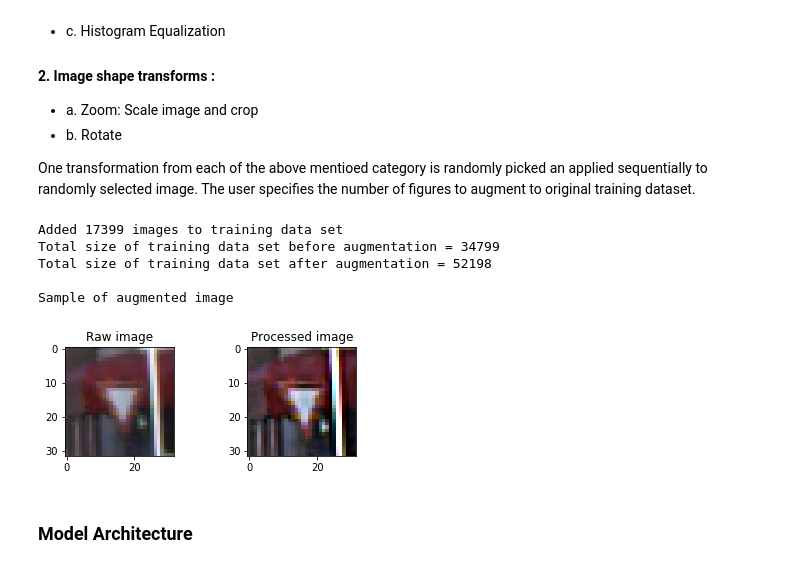
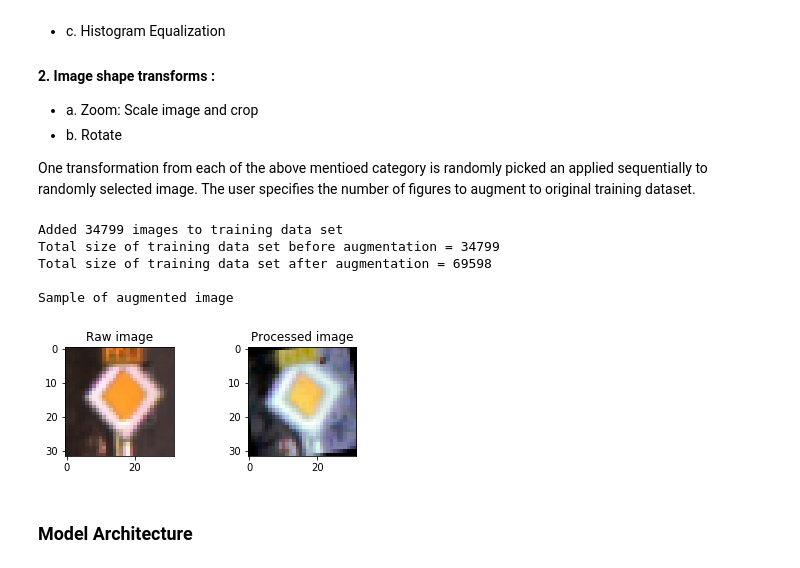
Before and after one commit to harshnandan/CarND-Traffic-Sign-Classifier-Proj, a Jupyter notebook: Traffic_Sign_Classifier.ipynb, the cells around one changed output. Cells and saved outputs as stored; diff of their text form; code cells hidden in the pictures.

```diff
--- a/Traffic_Sign_Classifier.ipynb
+++ b/Traffic_Sign_Classifier.ipynb
@@ -226,37 +235,37 @@ def create_img_augmentation(img_set, label, number_of_img_create):
         #new_img_set[i] = random.choice(img_quality_fnc)(im)
         #show2img(im, new_img_set[i])
 
     print("Sample of augmented image")
     show2img(img_set[aug_index[show_rand_sample[0]], :, :, :], X_aug[show_rand_sample[0], :, :, :])
     return X_aug, y_aug
 
 # define a list of image operation from which random choices can be made
 img_quality_fnc = [adjust_brightContrast, sharp, equalize_Hist]
 img_shape_fnc = [scale_crop_img, rotate_img]
 
 # create images for training data set augmentation
 #number_img = int(X_train.shape[0]*0.5)
-number_img = int(X_train.shape[0]*0.5)
+number_img = int(X_train.shape[0]*1.0)
 
 #
 print("Added {} images to training data set".format(number_img))
 print("Total size of training data set before augmentation = {}".format(n_train))
 print("Total size of training data set after augmentation = {} \n".format(number_img+n_train))
 
 #
 X_train_aug, y_train_aug = create_img_augmentation(X_train, y_train, number_img)
 
 X_train_new = np.concatenate((X_train, X_train_aug))
 y_train_new = np.concatenate((y_train, y_train_aug))
 
 X_train, y_train = X_train_new, y_train_new
 # %% [output]
-Added 17399 images to training data set
+Added 34799 images to training data set
 Total size of training data set before augmentation = 34799
-Total size of training data set after augmentation = 52198
+Total size of training data set after augmentation = 69598
 
 Sample of augmented image
-[figure, old version]
+[figure, new version]
 # %% [markdown]
 
 ### Model Architecture
```
Also changed, not shown: parts of 10 cells of this notebook, 9 other files.
